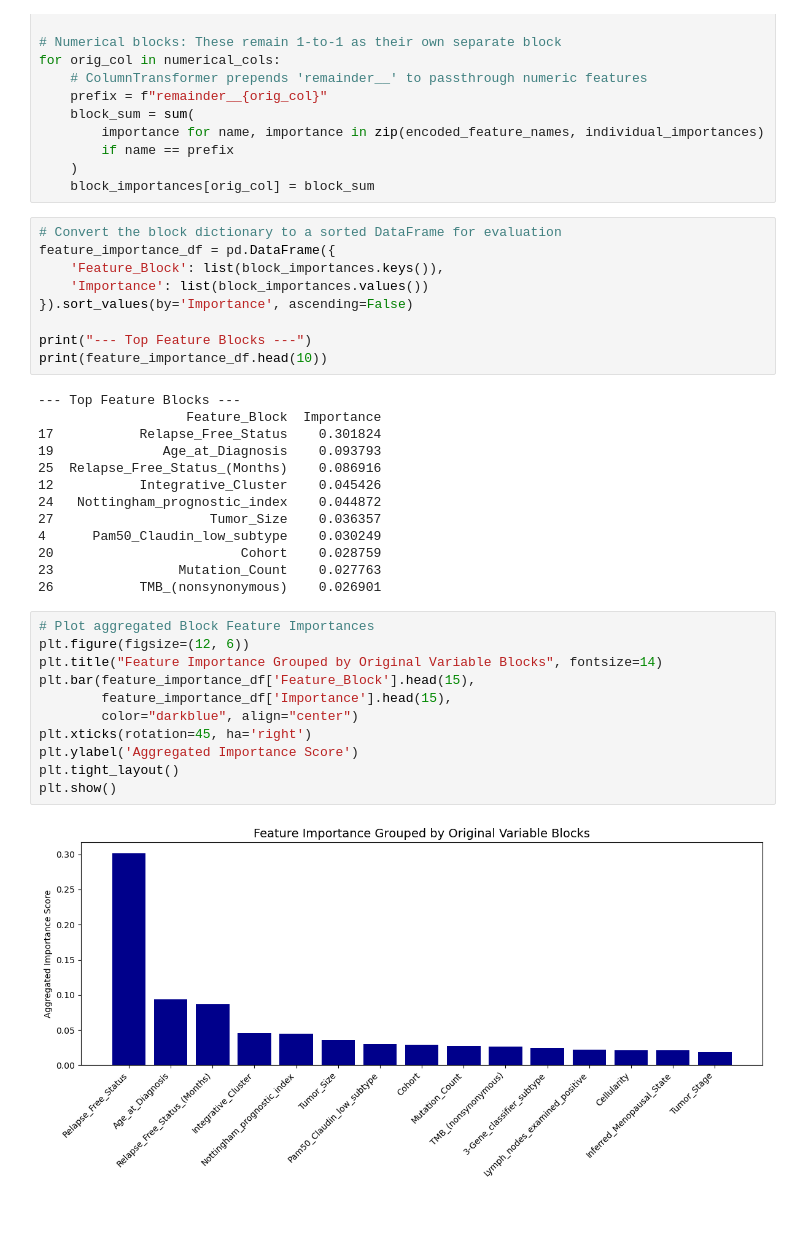
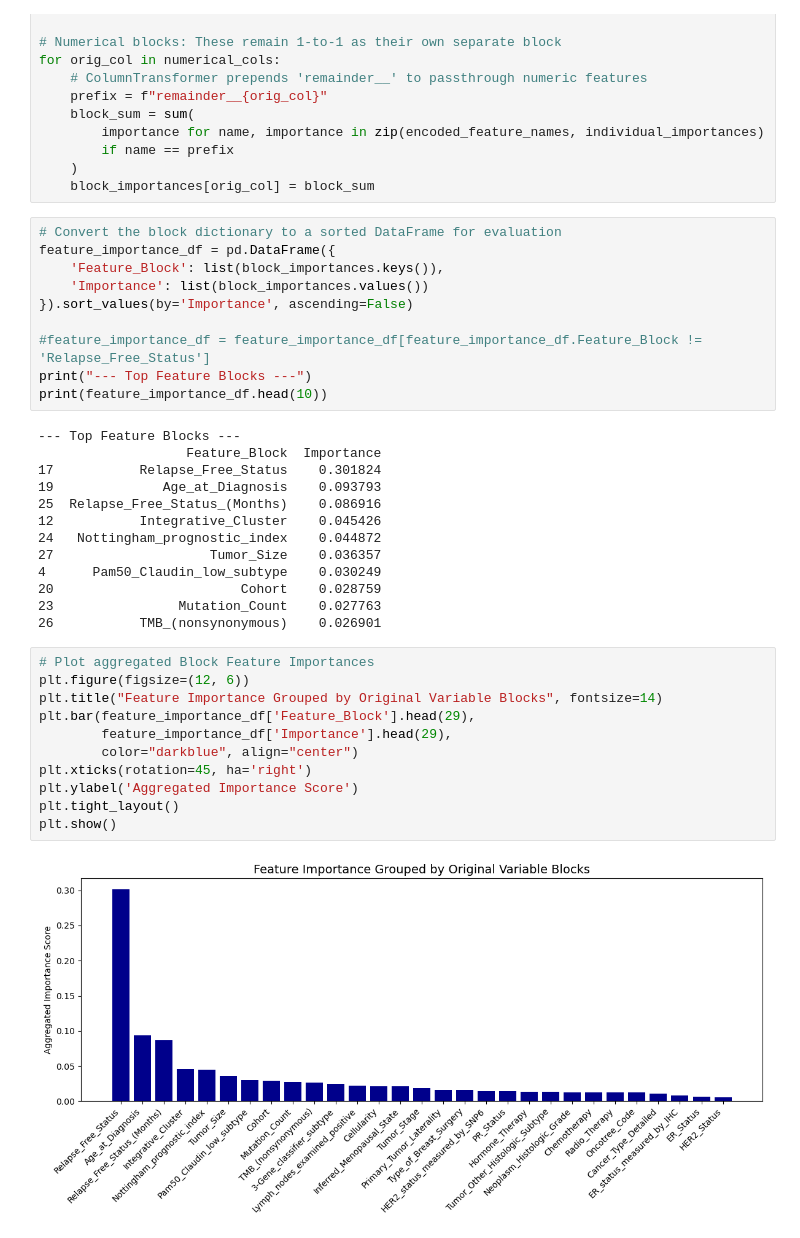
Before and after one commit to Erdos-Projects/summer26-breast-cancer-survival, a Jupyter notebook: Random_Forest_Feature_Selection.ipynb, the cells around one changed output. Drawn from its saved outputs; the diff is of its cells as text.

```diff
--- a/Random_Forest_Feature_Selection.ipynb
+++ b/Random_Forest_Feature_Selection.ipynb
@@ -171,6 +171,7 @@ feature_importance_df = pd.DataFrame({
     'Importance': list(block_importances.values())
 }).sort_values(by='Importance', ascending=False)
 
+#feature_importance_df = feature_importance_df[feature_importance_df.Feature_Block != 'Relapse_Free_Status']
 print("--- Top Feature Blocks ---")
 print(feature_importance_df.head(10))
 # %% [output]
@@ -189,13 +190,13 @@ print(feature_importance_df.head(10))
 # %%
 # Plot aggregated Block Feature Importances
 plt.figure(figsize=(12, 6))
 plt.title("Feature Importance Grouped by Original Variable Blocks", fontsize=14)
-plt.bar(feature_importance_df['Feature_Block'].head(15),
-        feature_importance_df['Importance'].head(15),
+plt.bar(feature_importance_df['Feature_Block'].head(29),
+        feature_importance_df['Importance'].head(29),
         color="darkblue", align="center")
 plt.xticks(rotation=45, ha='right')
 plt.ylabel('Aggregated Importance Score')
 plt.tight_layout()
 plt.show()
 # %% [output]
-[figure, old version]
+[figure, new version]
```
Also changed, not shown: parts of 5 cells of this notebook.
